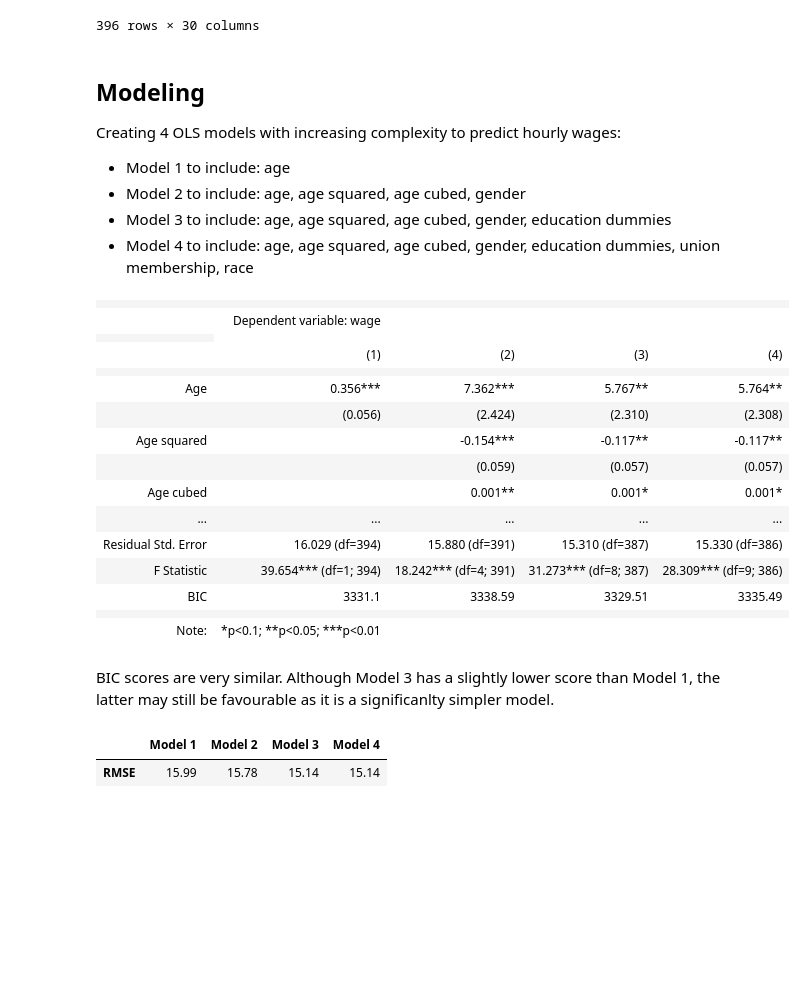
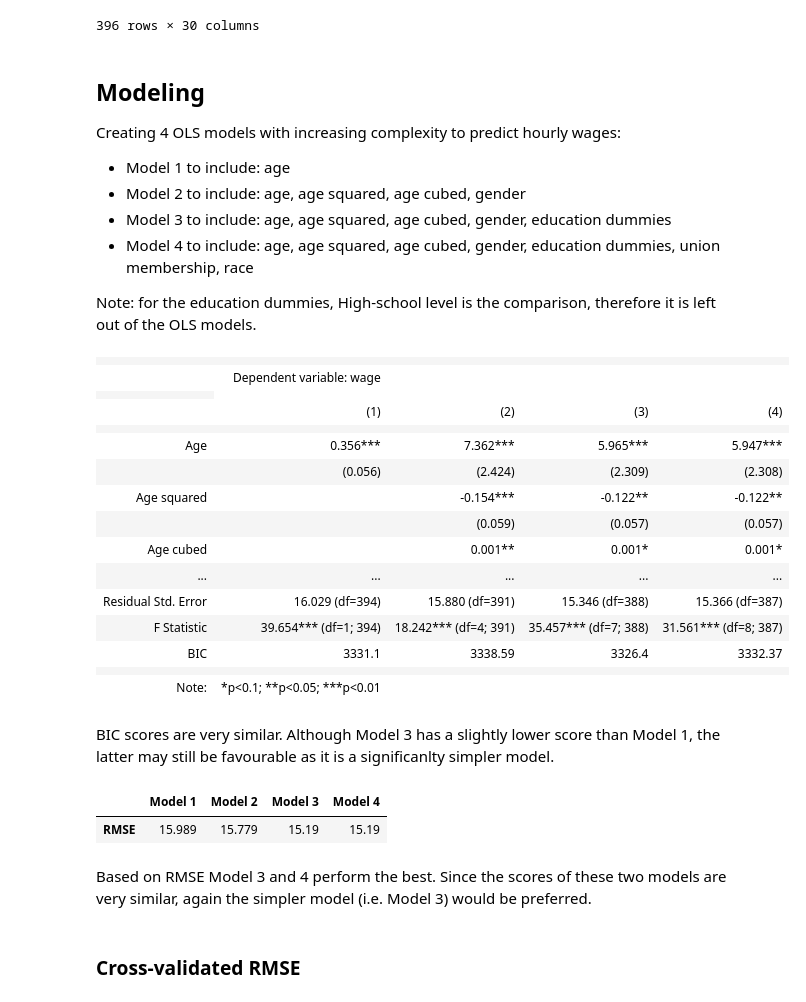
Before and after one commit to balint-thaler/DA3-Assignment-1, a Jupyter notebook: Assignment_1.ipynb, the cells around one changed output. Cells and saved outputs as stored; diff of their text form; code cells hidden in the pictures; blank space fills up the shorter version.

```diff
--- a/Assignment_1.ipynb
+++ b/Assignment_1.ipynb
@@ -119,48 +119,50 @@ Creating 4 OLS models with increasing complexity to predict hourly wages:
 - Model 2 to include: age, age squared, age cubed, gender
 - Model 3 to include: age, age squared, age cubed, gender, education dummies
 - Model 4 to include: age, age squared, age cubed, gender, education dummies, union membership, race
+
+Note: for the education dummies, High-school level is the comparison, therefore it is left out of the OLS models.
 # %%
 reg1 = smf.ols("wage ~ age", data=data).fit(cov_type="HC0")
 reg2 = smf.ols("wage ~ age + age_2 + age_3 + gender", data=data).fit(cov_type="HC0")
-reg3 = smf.ols("wage ~ age + age_2 + age_3 + gender + edu_hs + edu_ba + edu_ma + edu_phd", data=data).fit(cov_type="HC0")
-reg4 = smf.ols("wage ~ age + age_2 + age_3 + gender + edu_hs + edu_ba + edu_ma + edu_phd + union + race", data=data).fit(cov_type="HC0")
+reg3 = smf.ols("wage ~ age + age_2 + age_3 + gender + edu_ba + edu_ma + edu_phd", data=data).fit(cov_type="HC0")
+reg4 = smf.ols("wage ~ age + age_2 + age_3 + gender + edu_ba + edu_ma + edu_phd + union + race", data=data).fit(cov_type="HC0")
 # %%
 # comparing models and adding BIC scores
 
 bic = [round(x.bic, 2) for x in [reg1,reg2,reg3,reg4]]
 sg = stargazer.Stargazer([reg1,reg2,reg3,reg4])
-sg.covariate_order(["age", "age_2", "age_3", "edu_hs[T.True]", "edu_ba[T.True]", "edu_ma[T.True]", "edu_phd[T.True]", "gender[T.True]", "race", "union[T.True]"])
+sg.covariate_order(["age", "age_2", "age_3", "edu_ba[T.True]", "edu_ma[T.True]", "edu_phd[T.True]", "gender[T.True]", "race", "union[T.True]", "Intercept"])
 sg.rename_covariates({"age": "Age", "age_2": "Age squared", "age_3": "Age cubed",
-                      "edu_ba[T.True]" : "BA education", "edu_hs[T.True]" : "High school education", "edu_ma[T.True]" : "MA education", "edu_phd[T.True]" : "PhD education",
+                      "edu_ba[T.True]" : "BA education", "edu_ma[T.True]" : "MA education", "edu_phd[T.True]" : "PhD education",
                       "gender[T.True]" : "Gender",
                       "race" : "Race",
                       "union[T.True]" : "Union membership"})
 sg.add_line('BIC', bic, location=stargazer.LineLocation.FOOTER_BOTTOM)
 sg
 # %% [output]
 |  |  |  |  |  |
 |  | Dependent variable: wage |  |  |  |
 |  |
 |  | (1) | (2) | (3) | (4) |
 |  |  |  |  |  |
-| Age | 0.356*** | 7.362*** | 5.767** | 5.764** |
-|  | (0.056) | (2.424) | (2.310) | (2.308) |
-| Age squared |  | -0.154*** | -0.117** | -0.117** |
+| Age | 0.356*** | 7.362*** | 5.965*** | 5.947*** |
+|  | (0.056) | (2.424) | (2.309) | (2.308) |
+| Age squared |  | -0.154*** | -0.122** | -0.122** |
 |  |  | (0.059) | (0.057) | (0.057) |
 | Age cubed |  | 0.001** | 0.001* | 0.001* |
 | ... | ... | ... | ... | ... |
-| Residual Std. Error | 16.029 (df=394) | 15.880 (df=391) | 15.310 (df=387) | 15.330 (df=386) |
-| F Statistic | 39.654*** (df=1; 394) | 18.242*** (df=4; 391) | 31.273*** (df=8; 387) | 28.309*** (df=9; 386) |
-| BIC | 3331.1 | 3338.59 | 3329.51 | 3335.49 |
+| Residual Std. Error | 16.029 (df=394) | 15.880 (df=391) | 15.346 (df=388) | 15.366 (df=387) |
+| F Statistic | 39.654*** (df=1; 394) | 18.242*** (df=4; 391) | 35.457*** (df=7; 388) | 31.561*** (df=8; 387) |
+| BIC | 3331.1 | 3338.59 | 3326.4 | 3332.37 |
 |  |  |  |  |  |
 | Note: | *p<0.1; **p<0.05; ***p<0.01 |  |  |  |
 # %% [markdown]
 BIC scores are very similar. Although Model 3 has a slightly lower score than Model 1, the latter may still be favourable as it is a significanlty simpler model.
 # %%
-rmse1 = rmse(reg1.fittedvalues,data.wage).round(2)
-rmse2 = rmse(reg2.fittedvalues,data.wage).round(2)
-rmse3 = rmse(reg3.fittedvalues,data.wage).round(2)
-rmse4 = rmse(reg4.fittedvalues,data.wage).round(2)
+rmse1 = rmse(reg1.fittedvalues,data.wage).round(3)
+rmse2 = rmse(reg2.fittedvalues,data.wage).round(3)
+rmse3 = rmse(reg3.fittedvalues,data.wage).round(3)
+rmse4 = rmse(reg4.fittedvalues,data.wage).round(3)
 
 rmse_summary = pd.DataFrame(
     {"Model 1": rmse1,
@@ -171,4 +173,8 @@ rmse_summary = pd.DataFrame(
 rmse_summary
 # %% [output]
 |  | Model 1 | Model 2 | Model 3 | Model 4 |
-| RMSE | 15.99 | 15.78 | 15.14 | 15.14 |
+| RMSE | 15.989 | 15.779 | 15.19 | 15.19 |
+# %% [markdown]
+Based on RMSE Model 3 and 4 perform the best. Since the scores of these two models are very similar, again the simpler model (i.e. Model 3) would be preferred.
+# %% [markdown]
+### Cross-validated RMSE
```
Also changed, not shown: parts of 6 cells of this notebook.
